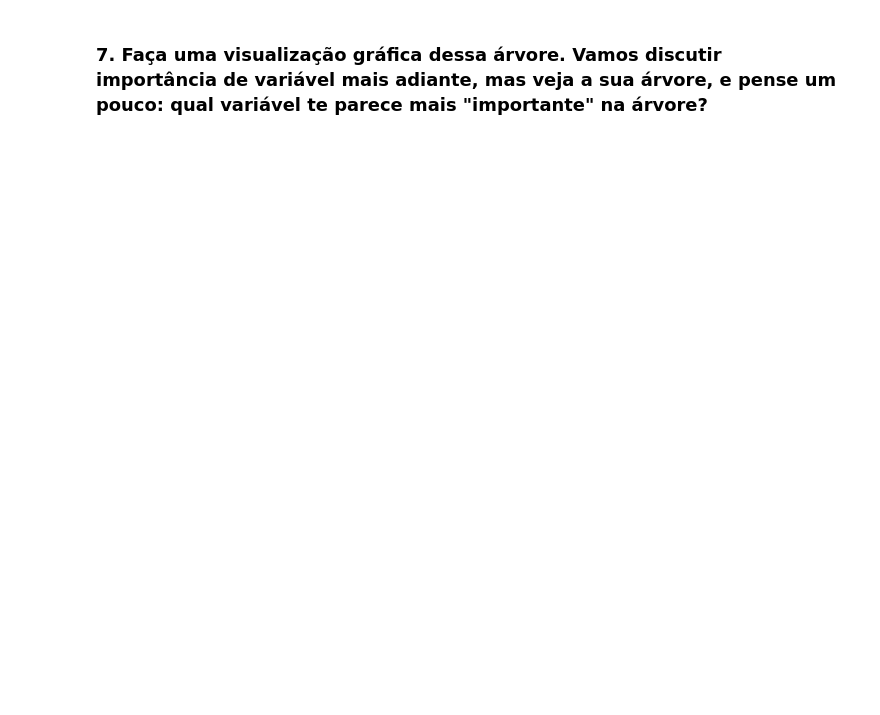
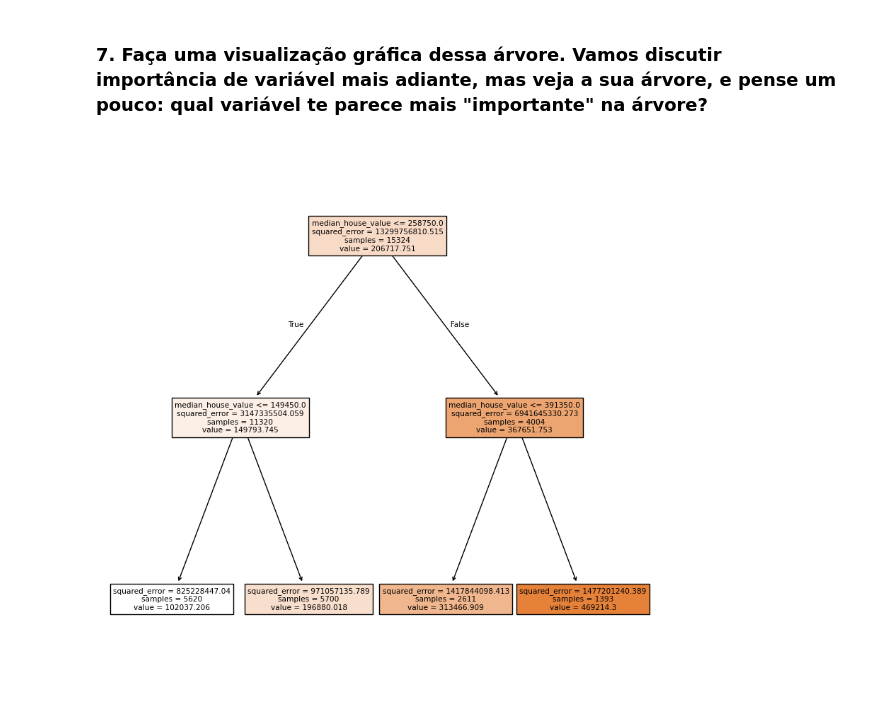
Before and after one commit to earapanos/DataScienceExcercises, a Jupyter notebook: Módulo 11 - Árvores II Parte I (árvore de regressão)/ex016.ipynb, the cells around one changed output. Cells and saved outputs as stored; diff of their text form; code cells hidden in the pictures; blank space fills up the shorter version.

```diff
--- a/Módulo 11 - Árvores II Parte I (árvore de regressão)/ex016.ipynb
+++ b/Módulo 11 - Árvores II Parte I (árvore de regressão)/ex016.ipynb
@@ -23,2 +161,7 @@ ok, essa tarefa é tão fácil que você vai até desconfiar. Mas é preciso ter
 # %% [markdown]
 ### 3. Separe os dados em validação e teste
+# %%
+# Seleciona a coluna 'tip' do DataFrame 'tips' como a variável dependente 'y'
+y =  X.loc[:,'median_house_value']
+
+y.head()
@@ -25,2 +175,16 @@ ok, essa tarefa é tão fácil que você vai até desconfiar. Mas é preciso ter
+# %%
+# Divide o conjunto de dados em conjuntos de treinamento e teste
+# 'X' e 'y' são as variáveis independentes e dependentes, respectivamente
+# 'random_state' é definido para garantir a reprodutibilidade dos resultados
+
+X_train, X_test, y_train, y_test = train_test_split(X, y, random_state=2360873)
 # %% [markdown]
 ### 4. Treine duas árvores, uma com profundidade máxima = 8, outra com profundidade máxima = 2.
+# %%
+# Cria dois modelos de regressão de árvore de decisão com diferentes profundidades máximas
+regr_1 = DecisionTreeRegressor(max_depth=2)
+regr_2 = DecisionTreeRegressor(max_depth=8)
+
+# Ajusta os modelos aos dados de treinamento
+regr_1.fit(X_train, y_train)
+regr_2.fit(X_train, y_train)
@@ -31,2 +242,13 @@ ok, essa tarefa é tão fácil que você vai até desconfiar. Mas é preciso ter
 # %% [markdown]
 ### 7. Faça uma visualização gráfica dessa árvore. Vamos discutir importância de variável mais adiante, mas veja a sua árvore, e pense um pouco: qual variável te parece mais "importante" na árvore?
+# %%
+plt.rc('figure', figsize=(10, 10))
+
+# Plota a árvore de decisão ajustada no modelo 'regr_1'
+# 'feature_names' especifica os nomes das características para etiquetar os nós
+# 'filled=True' preenche os nós com cores para representar as classes ou valores de previsão
+tp = tree.plot_tree(regr_1,
+                    feature_names=X.columns,
+                    filled=True)
+# %% [output]
+[figure, added]
```
Also changed, not shown: parts of 20 cells of this notebook.
